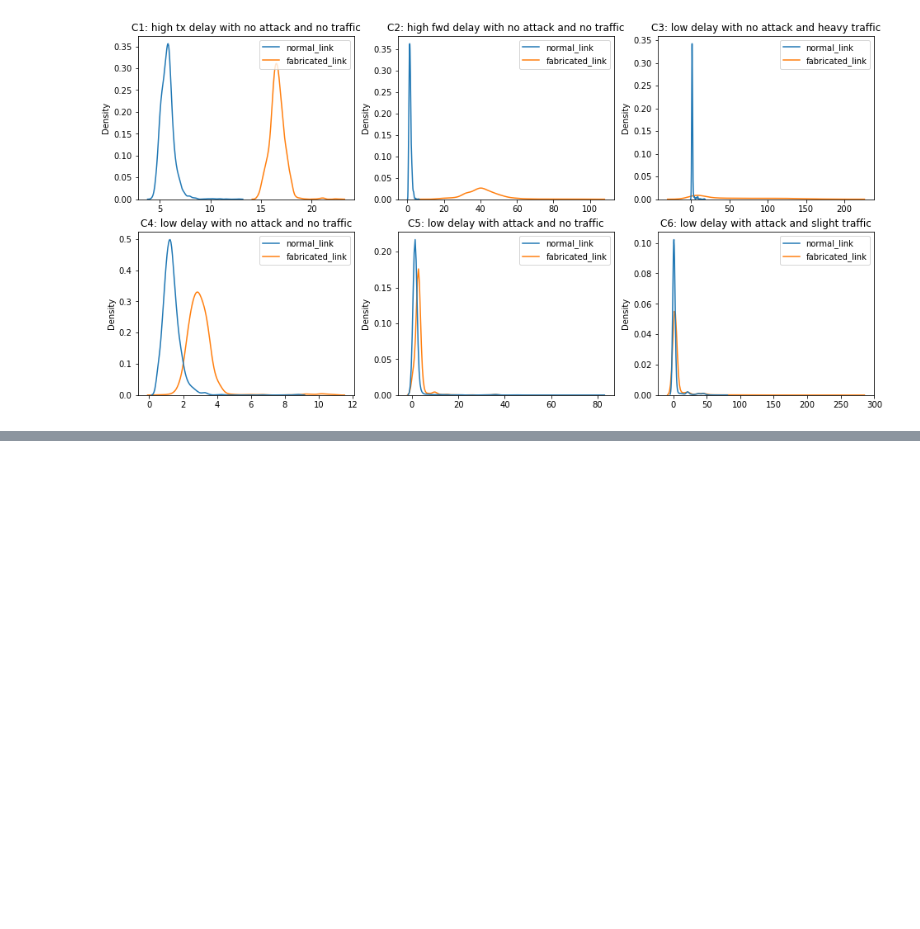
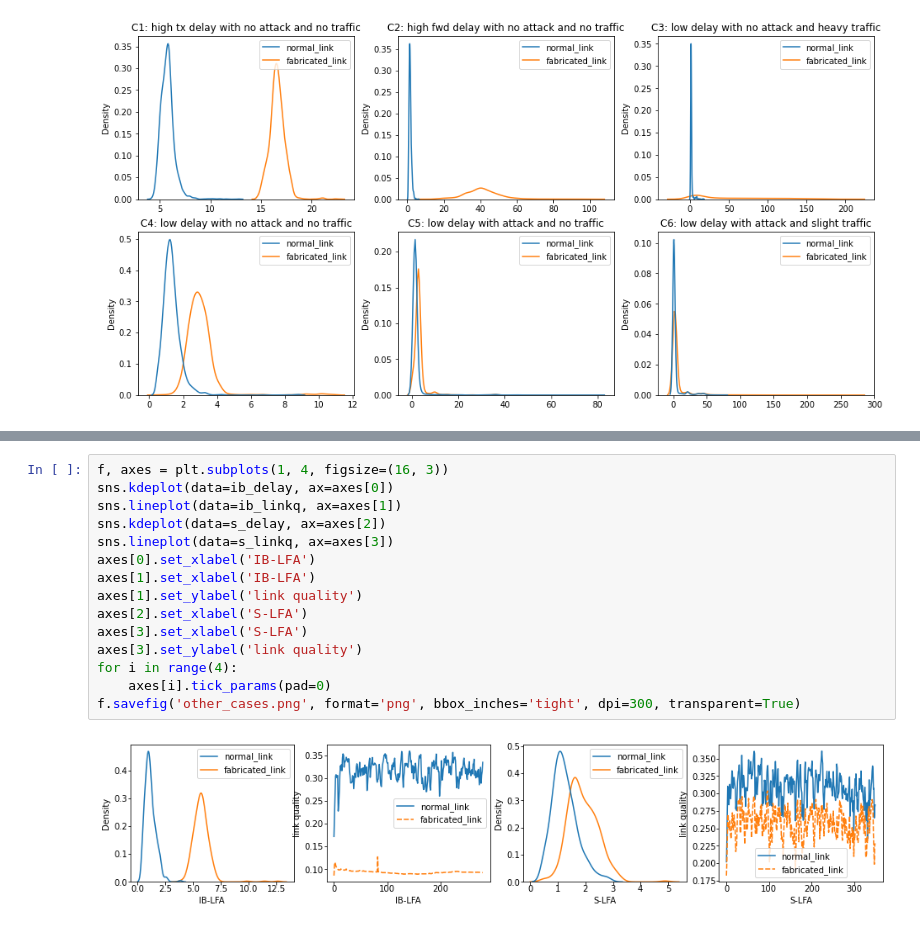
Before and after one commit to fragileeye/CLV, a Jupyter notebook: code/3cases/3case.ipynb, the cells around one changed output, grey strips where cells are left out. Saved outputs shown, nothing was run; the diff lists cells and outputs as text; blank space fills up the shorter version.

```diff
--- a/code/3cases/3case.ipynb
+++ b/code/3cases/3case.ipynb
@@ -304,0 +368,17 @@ f.savefig('3cases.png', format='png', bbox_inches='tight', dpi=300, transparent=
+# %%
+f, axes = plt.subplots(1, 4, figsize=(16, 3))
+sns.kdeplot(data=ib_delay, ax=axes[0])
+sns.lineplot(data=ib_linkq, ax=axes[1])
+sns.kdeplot(data=s_delay, ax=axes[2])
+sns.lineplot(data=s_linkq, ax=axes[3])
+axes[0].set_xlabel('IB-LFA')
+axes[1].set_xlabel('IB-LFA')
+axes[1].set_ylabel('link quality')
+axes[2].set_xlabel('S-LFA')
+axes[3].set_xlabel('S-LFA')
+axes[3].set_ylabel('link quality')
+for i in range(4):
+    axes[i].tick_params(pad=0)
+f.savefig('other_cases.png', format='png', bbox_inches='tight', dpi=300, transparent=True)
+# %% [output]
+[figure, added]
```
Also changed, not shown: parts of 2 cells of this notebook, 16 other files.
